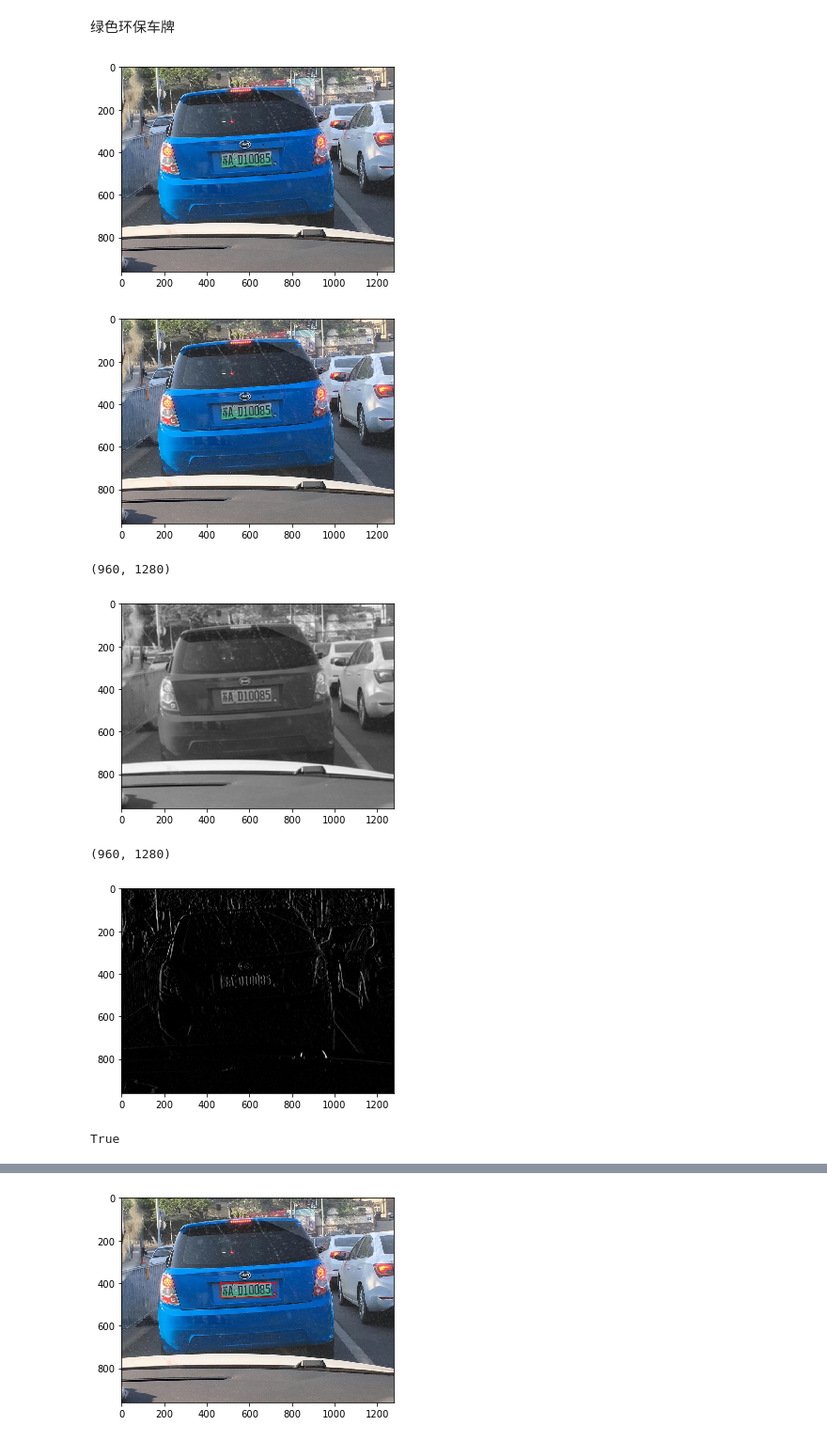
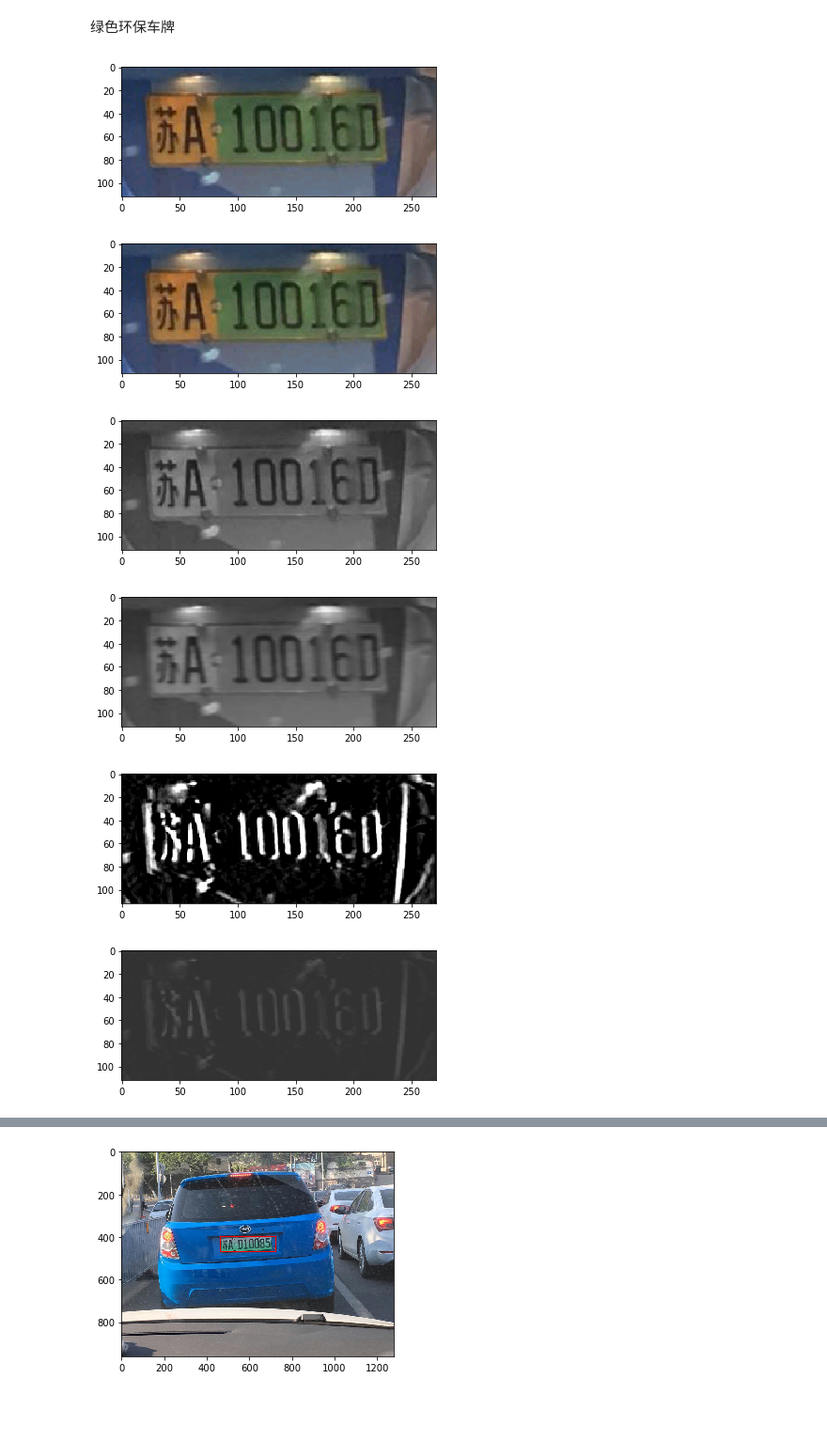
Before and after one commit to dablyo/anpr, a Jupyter notebook: tnpr-newenergy.ipynb, the cells around one changed output, grey strips where cells are left out. Shown: that part at 94% size. Drawn from its saved outputs; the diff is of its cells as text; code cells hidden in the pictures; blank space fills up the shorter version.

```diff
--- a/tnpr-newenergy.ipynb
+++ b/tnpr-newenergy.ipynb
@@ -30,39 +30,48 @@ def imshow(img):
     plt.show()
 # %%
 #PICFILE='/home/wang/git/nppic/214.jpg'
-PICFILE='/home/wang/git/nppic/mmexport1493368628110.jpg'
+#PICFILE='/home/wang/git/nppic/mmexport1493368628110.jpg'  #比亚迪电动车绿色车牌
+#PICFILE='/home/wang/git/anpr/data/mmexport1494310135346.jpg'  #新能源大巴
+PICFILE='/home/wang/git/anpr/data/2017-05-10_105333.png'     #新能源大巴的截取
 # %%
 img = cv2.imread(PICFILE)
 imshow(img)
 # %% [output]
-[figure, old version]
+[figure, new version]
 # %%
 GaussianBlurSize=5
 
 #img=cv2.resize(img,(int(img.shape[1]/2),int(img.shape[0]/2)))
 imshow(img)
 
 #高斯模糊20170221_141654
-imggauss=cv2.GaussianBlur(img,(7,7),GaussianBlurSize)
+#imggauss=cv2.GaussianBlur(img,(7,3),GaussianBlurSize)
 #imshow(imggauss)
 #cv2.imwrite('/home/wang/git/nppic/tt.jpg',imggauss)
 #灰度化
-imggray=cv2.cvtColor(imggauss,cv2.COLOR_BGR2GRAY)
-print imggray.shape
+imggray=cv2.cvtColor(img,cv2.COLOR_BGR2GRAY)
+#imggray=cv2.cvtColor(imggauss,cv2.COLOR_BGR2GRAY)
+#print imggray.shape
 imshow(imggray)
 # %% [output]
-[figure, old version]
+[figure, new version]
-(960, 1280)
-[figure, old version]
+[figure, new version]
 # %%
-imgsobel=cv2.Sobel(imggray,ddepth=-1,dx=1,dy=0,ksize=3)  #dxdy前者1后者0，代表仅做水平方向求导不做垂直方向求导
-print imgsobel.shape
+#imggray=cv2.equalizeHist(imggray)  #直方图均衡化，新增
+#imshow(imggray)
+imggauss=cv2.GaussianBlur(imggray,(5,1),GaussianBlurSize)
+imshow(imggauss)
+imgscharr=cv2.Scharr(imggauss,ddepth=-1,dx=1,dy=0)
+imgsobel=cv2.Sobel(imggauss,ddepth=-1,dx=1,dy=0,ksize=1)  #dxdy前者1后者0，代表仅做水平方向求导不做垂直方向求导
+#print imgsobel.shape
+imshow(imgscharr)
+imgsobel=imgsobel+50
 imshow(imgsobel)
-cv2.imwrite('/home/wang/git/nppic/tt.jpg',imgsobel)
+#cv2.imwrite('/home/wang/git/nppic/tt.jpg',imgsobel)
 # %% [output]
-(960, 1280)
-[figure, old version]
+[figure, new version]
-True
+[figure, added]
+[figure, added]
 # %%
 #二值化
 _,imgthreshold  = cv2.threshold(imgsobel, 0, 255, cv2.THRESH_OTSU+cv2.THRESH_BINARY) #二值化
```
Also changed, not shown: parts of 14 cells of this notebook, 2 other files.
